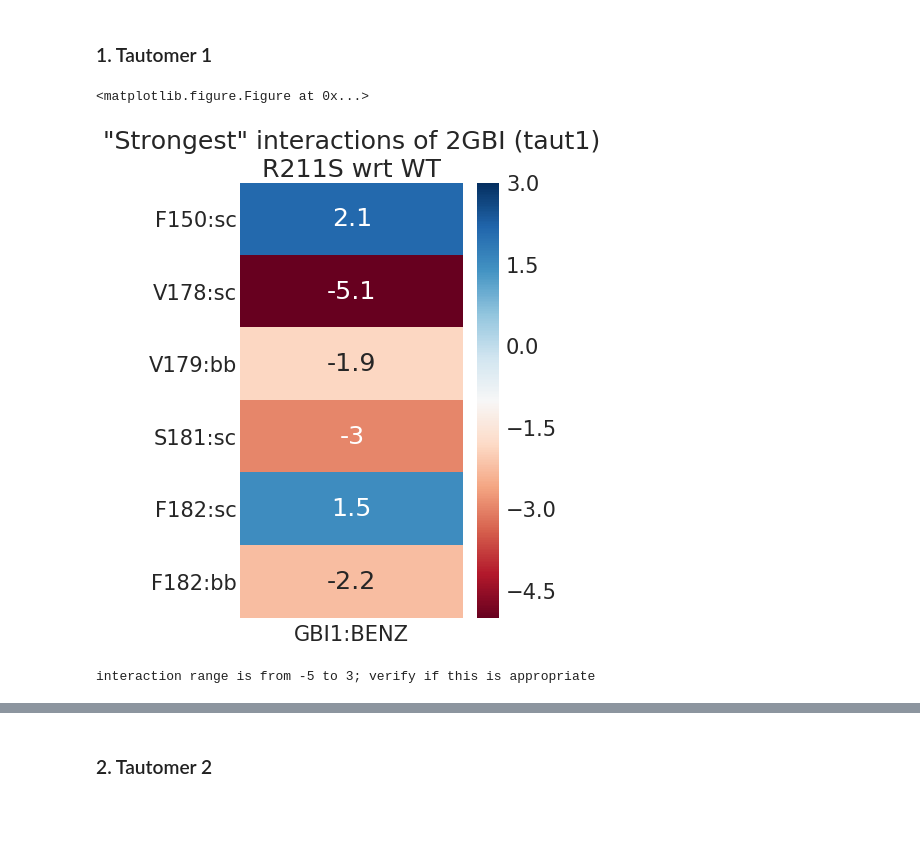
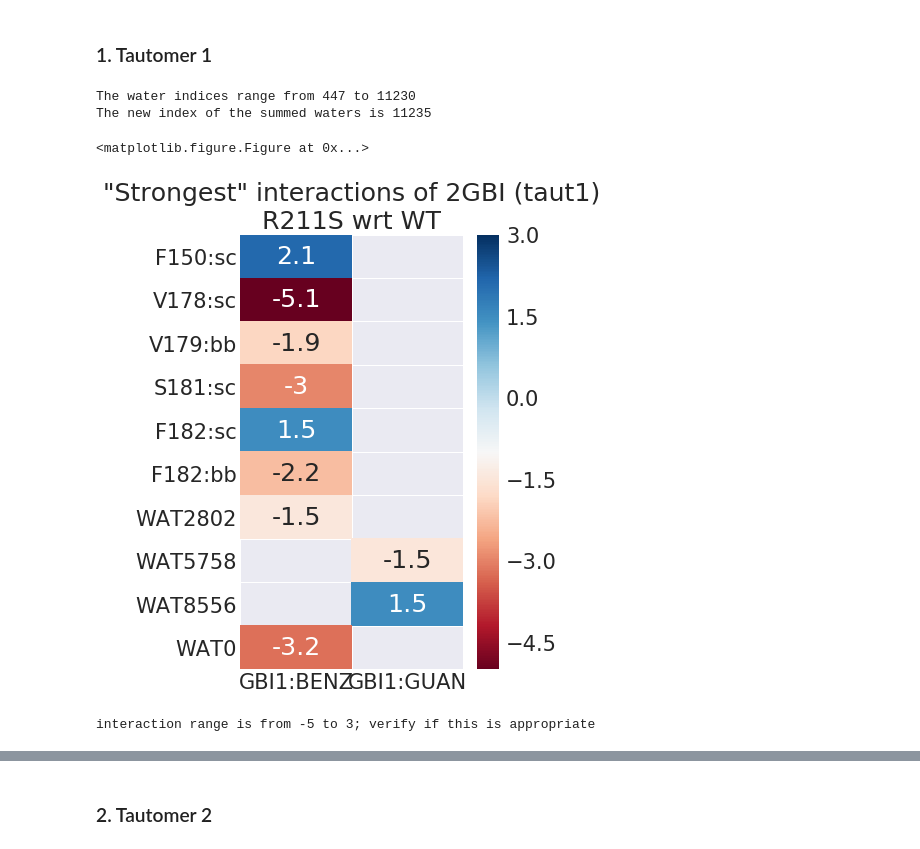
Before and after one commit to vtlim/Hv1, a Jupyter notebook: 04_fep/postFEPvanilla/analysis/3_nonCovInts/nodeAnalysis.ipynb, the cells around one changed output, grey strips where cells are left out. Drawn from its saved outputs; the diff is of its cells as text; code cells hidden in the pictures; blank space fills up the shorter version.

Commit message:
add function condenseWaters

```diff
--- a/04_fep/postFEPvanilla/analysis/3_nonCovInts/nodeAnalysis.ipynb
+++ b/04_fep/postFEPvanilla/analysis/3_nonCovInts/nodeAnalysis.ipynb
@@ -132,6 +133,7 @@ def getEdgePair(node1, node2, edges):
 def findInEdges(nodeNum, edges, att=None):
     """
     """
+    edges = edges.copy()
     if att is not None:
         return edges[(edges.attribute == att) & ((edges.node_i == nodeNum) | (edges.node_j == nodeNum))]
     else:
@@ -204,6 +206,7 @@ def prioritizeOrPivot(edges, prioritize=True, rawNum=None):
     Not meant for user; implemented in protLigInts and selectionInts functions.
     This function handles cases of whether dataframe has edges or difference of edges.
     """
+    edges = edges.copy()
     if prioritize:
         if rawNum is None:
             print("ERROR: rawNum variable was not passed into prioritizeOrPivot function")
@@ -224,7 +227,7 @@ def prioritizeOrPivot(edges, prioritize=True, rawNum=None):
         edges = edges.dropna(axis=1,how='all') # drop columns with all nan's
         return edges
 
-def protLigInts(nodes, edges, rawNum=250):
+def protLigInts(nodes, edges, rawNum=250, dry=1):
     """
     Take in a set of nodes and edges and identify the N strongest interactions.
     This function disregards:
@@ -238,6 +241,10 @@ def protLigInts(nodes, edges, rawNum=250):
     edges   | pandas df | pandas dataframe with information on edges (contacts)
     rawNum  | int       | How many interactions to use before further processing.
                           Further processing = remove adjacent & intra-residue interactions.
+    dry     | int       | 2 means no waters at all even to protein/ligand
+                          1 means no water-water interactions
+                          0 means allow waters (NOT implemented)
+
     Returns
     -------
     watless_edges - pandas PIVOTED dataframe with reduced and filtered interactions
@@ -247,10 +254,17 @@ def protLigInts(nodes, edges, rawNum=250):
                      > average interaction strength in cell intersecting node_i and node_j
 
     """
+    edges = edges.copy()
+
     # Get all indices of nodes that are not water
     watless_idx = nodes.index[nodes['resname'] != 'WAT'].tolist()
-    # Get edge interactions that involve no waters
-    watless_edges = edges.loc[edges['node_i'].isin(watless_idx) | edges['node_j'].isin(watless_idx)]
+    if dry==1:
+        # Filter interactions with at least one non-water (remove wat-wat interactions)
+        watless_edges = edges.loc[edges['node_i'].isin(watless_idx) | edges['node_j'].isin(watless_idx)]
+    elif dry==2:
+        # Filter interactions with no waters whatsoever
+        watless_edges = edges.loc[edges['node_i'].isin(watless_idx) & edges['node_j'].isin(watless_idx)]
+
 
     # Pull out the N strongest interactions
     watless_edges = prioritizeOrPivot(watless_edges,prioritize=True,rawNum=rawNum)
@@ -276,7 +290,7 @@ def protLigInts(nodes, edges, rawNum=250):
     return watless_edges
 
 
-def selectionInts(nodes, edges, indices, rawNum=50):
+def selectionInts(nodes, edges, indices, rawNum=50, dry=True):
     """
     Parameters
     ----------
@@ -285,6 +299,8 @@ def selectionInts(nodes, edges, indices, rawNum=50):
     indices | pandas df | pandas dataframe of node indices of selection
     rawNum  | int       | How many interactions to use before further processing.
                           Further processing = remove adjacent & intra-residue interactions.
+    dry     | Bool      | true to ignore any water-interactions of given selection
+
     Returns
     -------
     sel_edges - pandas PIVOTED dataframe with interactions for given selection
@@ -302,9 +318,14 @@ def selectionInts(nodes, edges, indices, rawNum=50):
     > selInds = selNodes.index.tolist()
 
     """
+    sel_edges = edges.copy()
+
+    if dry:
+        watidx = nodes.index[nodes['resname'] == 'WAT'].tolist() # get water indices
+        sel_edges = sel_edges[(~sel_edges['node_i'].isin(watidx)) & (~sel_edges['node_j'].isin(watidx))] # remove water interactions
 
     # Get all the edge interactions that relate to selection
-    sel_edges = edges.loc[edges_1['node_i'].isin(indices) | edges['node_j'].isin(indices)]
+    sel_edges = sel_edges.loc[sel_edges['node_i'].isin(indices) | sel_edges['node_j'].isin(indices)]
 
     # Pull out the N strongest interactions
     sel_edges = prioritizeOrPivot(sel_edges,prioritize=True,rawNum=rawNum)
@@ -313,10 +334,7 @@ def selectionInts(nodes, edges, indices, rawNum=50):
     # put all the GBI nodes in the i spot
     sel_edges["node_i"], sel_edges["node_j"] = np.where(sel_edges['node_j'].isin(indices),
         [sel_edges["node_j"], sel_edges["node_i"]], [sel_edges["node_i"], sel_edges["node_j"]])
-    # OPTIONAL -- remove j nodes with GBI or WAT (i.e., remove interactions with self and with water)
     sel_edges = sel_edges[~sel_edges['node_j'].isin(indices)] # remove self-interactions
-    watidx = nodes.index[nodes['resname'] == 'WAT'].tolist() # get water indices
-    sel_edges = sel_edges[~sel_edges['node_j'].isin(watidx)] # remove water interactions
 
     # pivot table for plotting
     sel_edges = prioritizeOrPivot(sel_edges,prioritize=False)
@@ -382,6 +400,11 @@ def diffEdges(nodes_x,nodes_y,edges_x,edges_y):
        [2] tautx before and after mutation, all else the same (same 2GBI and waters)
 
     """
+    nodes_x = nodes_x.copy()
+    nodes_y = nodes_y.copy()
+    edges_x = edges_x.copy()
+    edges_y = edges_y.copy()
+
     # get nodes in common between both dataframes but keep nodes_y indices, https://tinyurl.com/y9qwemhv
     nodes_unified = nodes_y.reset_index().merge(nodes_x, how='inner', on=['resname','resid','location','type','code','nAtoms']).set_index('index')
     # take union of both dataframes wrt to nodes_y, and ...
@@ -609,12 +757,15 @@ interaction range is from -10 to 10; verify if this is appropriate
 # %%
 # taut1 analysis (after-before) mutation
 diff_gidx_1 = diff_nodes_1.index[diff_nodes_1['resname'] == 'GBI1'].tolist()
-diff_gbi1_edges = selectionInts(diff_nodes_1, diff_edges_1, diff_gidx_1,rawNum=10)
-plotHeatInts(diff_nodes_1,diff_gbi1_edges,minHeat=-5,maxHeat=3,colors="RdBu",size=(5,8),seltitle='2GBI (taut1)\nR211S wrt WT')
+dry_diff_nodes_1, dry_diff_edges_1 = condenseWaters(diff_nodes_1, diff_edges_1)
+pivot_diff_gbi1_edges = selectionInts(dry_diff_nodes_1, dry_diff_edges_1, diff_gidx_1,rawNum=10, dry=False)
+plotHeatInts(dry_diff_nodes_1,pivot_diff_gbi1_edges,minHeat=-5,maxHeat=3,colors="RdBu",size=(5,8),seltitle='2GBI (taut1)\nR211S wrt WT')
 # %% [output]
-<matplotlib.figure.Figure at 0x...>
+The water indices range from 447 to 11230
+The new index of the summed waters is 11235
+<matplotlib.figure.Figure at 0x...>
-[figure, old version]
+[figure, new version]
-interaction range is from -5 to 3; verify if this is appropriate
+interaction range is from -5 to 3; verify if this is appropriate
 # %%
 # taut1 analysis after mutation
 gidx_1 = nodes_1.index[nodes_1['resname'] == 'GBI1'].tolist()
```
Also changed, not shown: parts of 45 cells of this notebook.
